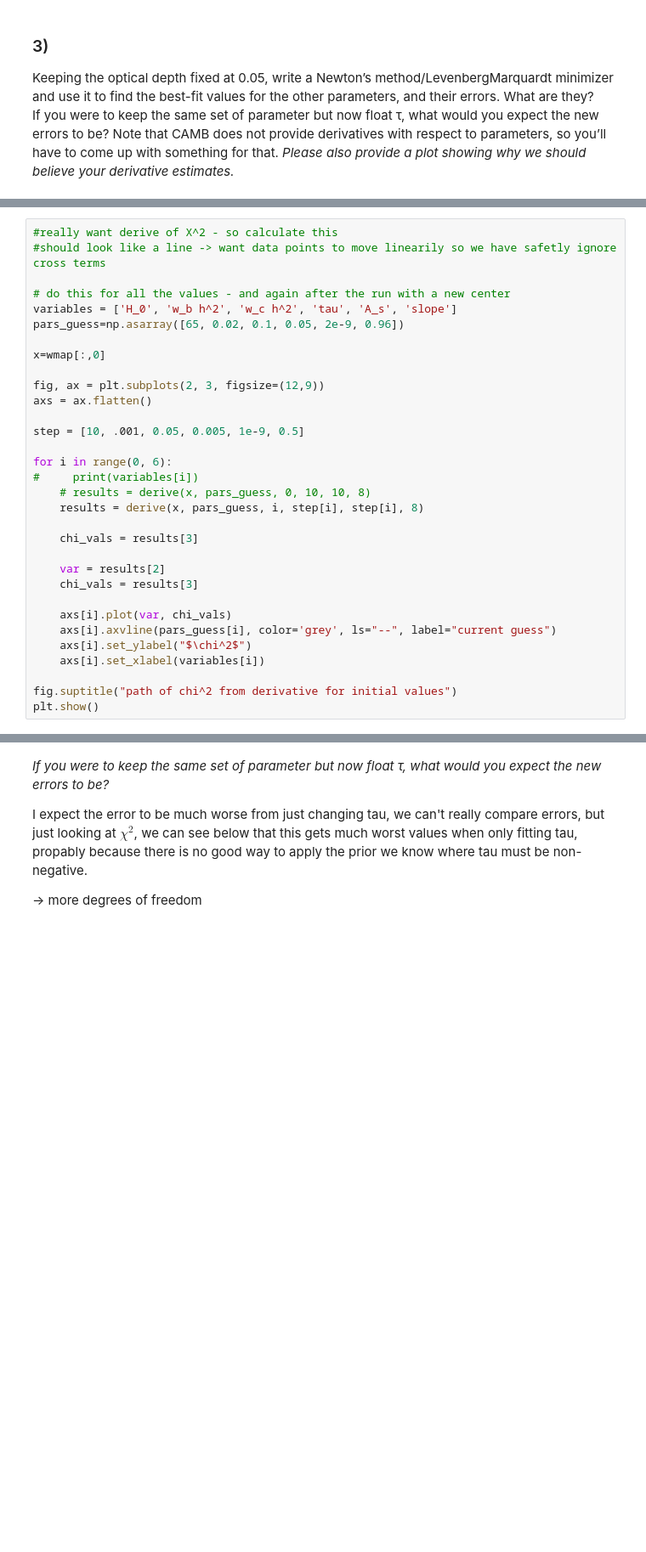
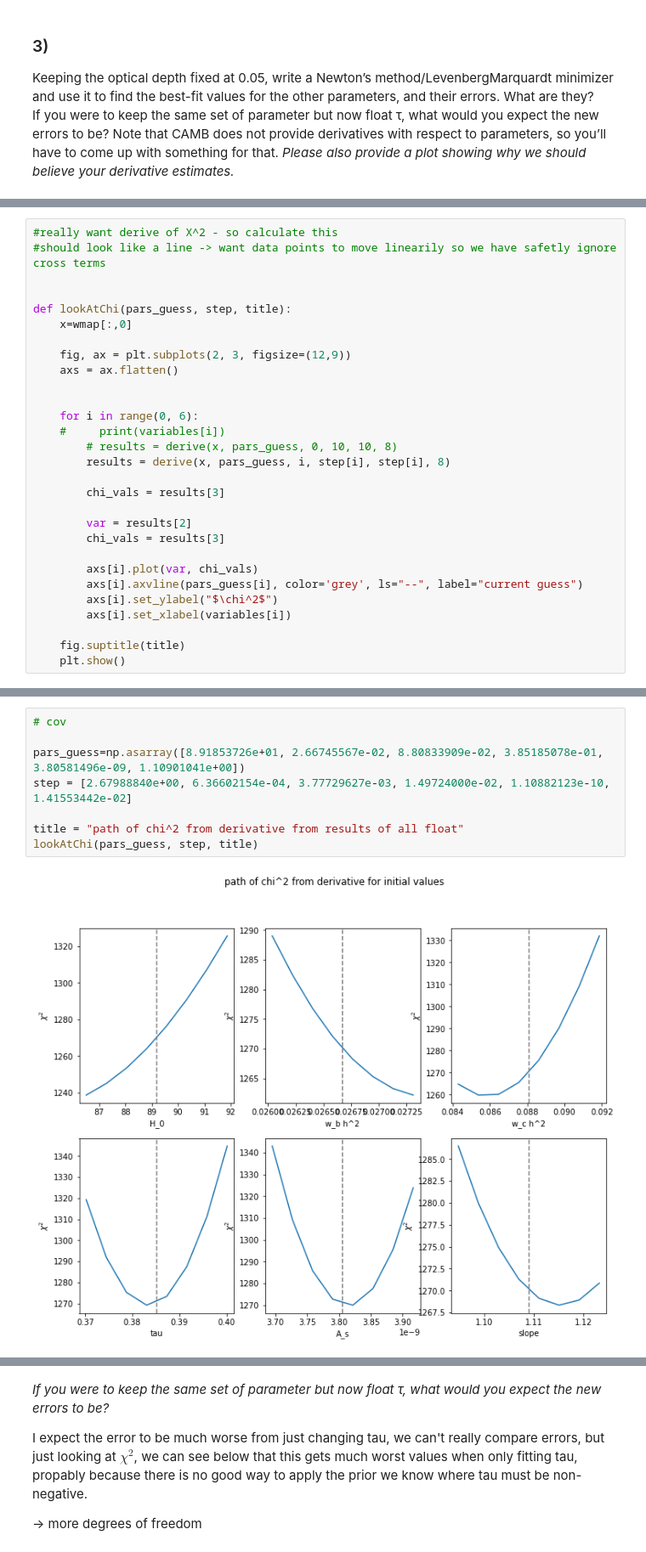
Before and after one commit to eklem1/Phys512_EK, a Jupyter notebook: PS3/PS3_A2_3.ipynb, the cells around one changed output, grey strips where cells are left out. Shown at 85% size. Drawn from its saved outputs; the diff is of its cells as text; blank space fills up the shorter version.

```diff
--- a/PS3/PS3_A2_3.ipynb
+++ b/PS3/PS3_A2_3.ipynb
@@ -177,31 +190,28 @@ plt.show()
 #really want derive of X^2 - so calculate this
 #should look like a line -> want data points to move linearily so we have safetly ignore cross terms
 
-# do this for all the values - and again after the run with a new center
-variables = ['H_0', 'w_b h^2', 'w_c h^2', 'tau', 'A_s', 'slope']
-pars_guess=np.asarray([65, 0.02, 0.1, 0.05, 2e-9, 0.96])
 
-x=wmap[:,0]
+def lookAtChi(pars_guess, step, title):
+    x=wmap[:,0]
 
-fig, ax = plt.subplots(2, 3, figsize=(12,9))
-axs = ax.flatten()
+    fig, ax = plt.subplots(2, 3, figsize=(12,9))
+    axs = ax.flatten()
 
-step = [10, .001, 0.05, 0.005, 1e-9, 0.5]
 
-for i in range(0, 6):
-#     print(variables[i])
-    # results = derive(x, pars_guess, 0, 10, 10, 8)
-    results = derive(x, pars_guess, i, step[i], step[i], 8)
+    for i in range(0, 6):
+    #     print(variables[i])
+        # results = derive(x, pars_guess, 0, 10, 10, 8)
+        results = derive(x, pars_guess, i, step[i], step[i], 8)
 
-    chi_vals = results[3]
+        chi_vals = results[3]
 
-    var = results[2]
-    chi_vals = results[3]
+        var = results[2]
+        chi_vals = results[3]
 
-    axs[i].plot(var, chi_vals)
-    axs[i].axvline(pars_guess[i], color='grey', ls="--", label="current guess")
-    axs[i].set_ylabel("$\chi^2$")
-    axs[i].set_xlabel(variables[i])
+        axs[i].plot(var, chi_vals)
+        axs[i].axvline(pars_guess[i], color='grey', ls="--", label="current guess")
+        axs[i].set_ylabel("$\chi^2$")
+        axs[i].set_xlabel(variables[i])
 
-fig.suptitle("path of chi^2 from derivative for initial values")
-plt.show()
+    fig.suptitle(title)
+    plt.show()
@@ -483,3 +433,13 @@ array([[ 1.67231419e+01,  1.82003718e-03, -1.24272962e-02,
+# %%
+# cov
+
+pars_guess=np.asarray([8.91853726e+01, 2.66745567e-02, 8.80833909e-02, 3.85185078e-01, 3.80581496e-09, 1.10901041e+00])
+step = [2.67988840e+00, 6.36602154e-04, 3.77729627e-03, 1.49724000e-02, 1.10882123e-10, 1.41553442e-02]
+
+title = "path of chi^2 from derivative from results of all float"
+lookAtChi(pars_guess, step, title)
+# %% [output]
+[figure, added]
 # %%
 #plot to see how the 5 fitted parameters look
 
```
Also changed, not shown: parts of 30 cells of this notebook, 5 other files.
